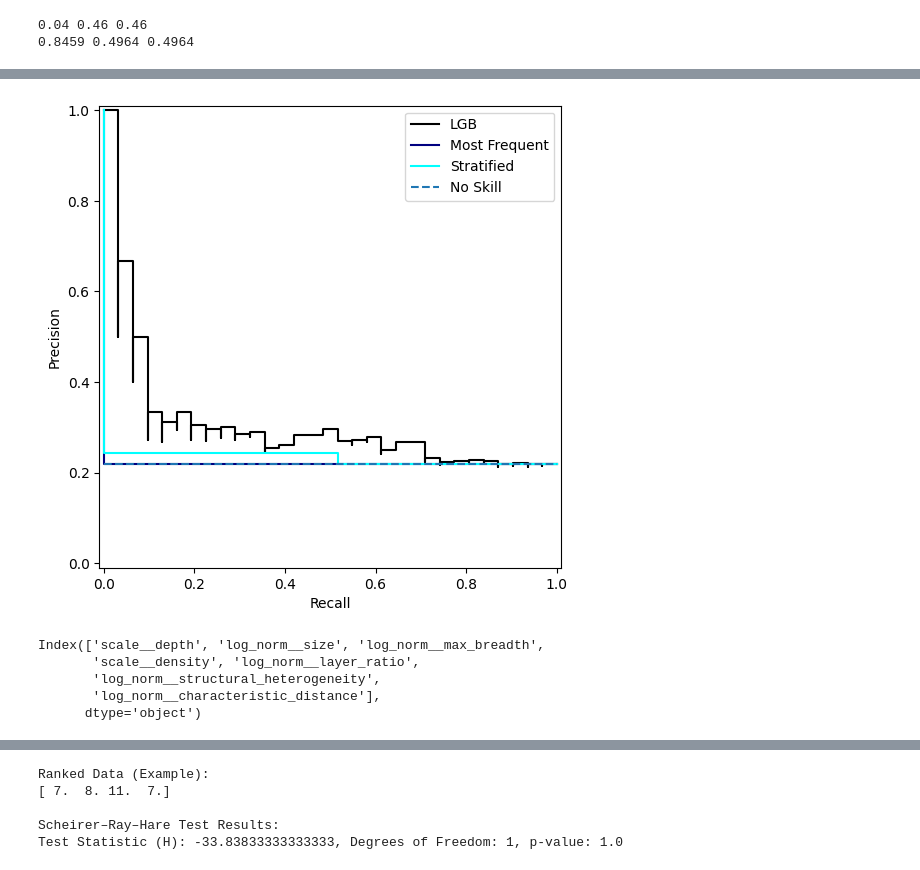
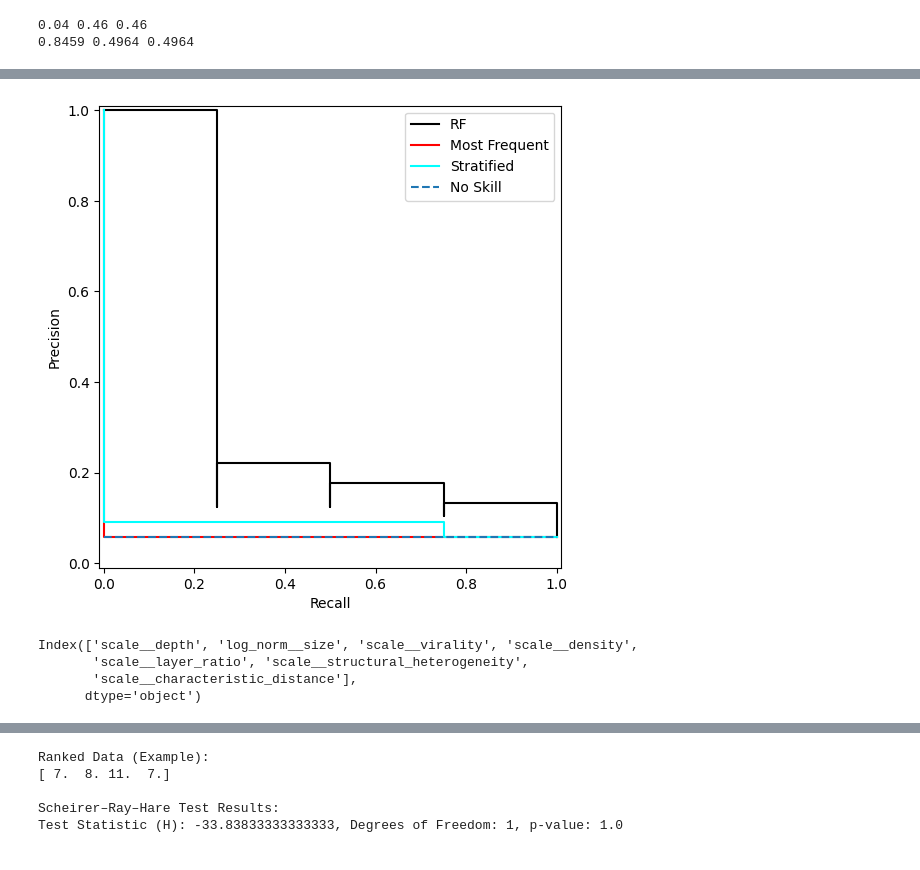
Before and after one commit to istiyaksiddiquee/thesis-work, a Jupyter notebook: RQ2/analysis/analysis.ipynb, the cells around one changed output, grey strips where cells are left out. Cells and saved outputs as stored; diff of their text form; code cells hidden in the pictures.

```diff
--- a/RQ2/analysis/analysis.ipynb
+++ b/RQ2/analysis/analysis.ipynb
@@ -372,7 +14,0 @@ Name: count, dtype: int64
-# %%
-model = joblib.load('./xgb.joblib')
-
-a = test_model_with_x_test(model)
-b = test_model_with_scaled_test(model)
-print(a)
-print(b)
@@ -489,5 +14,0 @@ Please also refer to the documentation for alternative solver options:
-# %%
-joblib.dump(logit_result, "logit.joblib")
-
-b = joblib.load('logit.joblib')
-b.best_estimator_
@@ -714,7 +175,7 @@ def best_performing_model(project, result_df):
     elif res.iloc[0].name == 'dt_scores':
         model = joblib.load(f'./{project}/DT-Model-v0/dt.joblib')
     elif res.iloc[0].name == 'rf_scores':
-        rf_model = joblib.load(f'./{project}/RF-Model-v0/rf.joblib')
+        model = joblib.load(f'./{project}/RF-Model-v0/rf.joblib')
     elif res.iloc[0].name == 'lgb_scores':
         model = joblib.load(f'./{project}/LGB-Model-v0/lgb.joblib')
     elif res.iloc[0].name == 'xgb_scores':
@@ -811,15 +298,15 @@ def read_pickled_data(dataset, feature_selection, quant, dropped_columns, normal
 # %%
 folder="RQ4Final1"
-quant = True
+quant = configuration[f'{folder}_quant']
 feature_selection = 1
-dropped_columns = ['virality']
-normalization_columns = ['size', 'max_breadth', 'virality', 'layer_ratio', 'structural_heterogeneity', 'characteristic_distance']
+dropped_columns = configuration[f'{folder}_drop']
+normalization_columns = configuration[f'{folder}_norm']
 
 scaled_X_train_val, y_train_val, scaled_X_test, y_test = read_pickled_data(folder, feature_selection, quant, dropped_columns, normalization_columns)
 print(scaled_X_train_val.shape, y_train_val.shape, scaled_X_test.shape, y_test.shape)
-result_df = performance_testing(folder, scaled_X_test, y_test)
-best_model, freq_model, strat_model = best_performing_model(folder, result_df)
-result_df.sort_values(by='average_precision', ascending=False, inplace=True)
-result_df[['average_precision', 'roc_auc', 'balanced_accuracy', 'precision_0', 'precision_1', 'recall_0', 'recall_1']]
+# result_df = performance_testing(folder, scaled_X_test, y_test)
+# best_model, freq_model, strat_model = best_performing_model(folder, result_df)
+# result_df.sort_values(by='average_precision', ascending=False, inplace=True)
+# result_df[['average_precision', 'roc_auc', 'balanced_accuracy', 'precision_0', 'precision_1', 'recall_0', 'recall_1']]
 # %% [output]
 (1270, 7) (1270,) (142, 7) (142,)
@@ -1042,7 +508,7 @@ from sklearn.metrics import precision_recall_curve, PrecisionRecallDisplay
 
 label = 1
 
-best_model, freq_model, strat_model
+# best_model, freq_model, strat_model
 
 best_predict_proba = best_model.predict_proba(scaled_X_test)
 freq_dummy_predict_proba = freq_model.predict_proba(scaled_X_test)
@@ -1059,11 +525,10 @@ colors = ['black', 'red', 'lime', 'dodgerblue', 'yellow', 'navy', 'cyan']
 # Plot each model's Precision-Recall curve on the same axes
 plt.figure(figsize=(8, 6))
 lgb_display = PrecisionRecallDisplay(precision=best_precision, recall=best_recall)
-lgb_display.plot(label="LGB", color=colors[0], ax=plt.gca())  # plt.gca() gets current axes
-
+lgb_display.plot(label="RF", color=colors[0], ax=plt.gca())  # plt.gca() gets current axes
 
 freq_display = PrecisionRecallDisplay(precision=most_freq_precision, recall=most_freq_recall)
-freq_display.plot(label="Most Frequent", color=colors[5], ax=plt.gca())  # plt.gca() gets current axes
+freq_display.plot(label="Most Frequent", color=colors[1], ax=plt.gca())  # plt.gca() gets current axes
 
 stratified_display = PrecisionRecallDisplay(precision=stratified_precision, recall=stratified_recall)
 stratified_display.plot(label="Stratified", color=colors[6], ax=plt.gca())  # plt.gca() gets current axes
@@ -1075,5 +540,7 @@ plt.gca().plot([0, 1], [no_skill, no_skill], linestyle='--', label='No Skill')
 plt.xlabel("Recall")
 plt.ylabel("Precision")
 plt.legend()
-plt.show()
+# plt.show()
+
+plt.savefig(f'./{folder}/' + f'{folder}-pr-curve.pdf', format='pdf', bbox_inches='tight')
 # %% [output]
@@ -1083,9 +547 @@ plt.show()
-[figure, old version]
+[figure, new version]
-# %%
-scaled_X_test.columns
-# %% [output]
-Index(['scale__depth', 'log_norm__size', 'log_norm__max_breadth',
-       'scale__density', 'log_norm__layer_ratio',
-       'log_norm__structural_heterogeneity',
-       'log_norm__characteristic_distance'],
-      dtype='object')
@@ -1091,0 +575,8 @@ Index(['scale__depth', 'log_norm__size', 'log_norm__max_breadth',
+# %%
+columns = ['depth', 'size', 'virality', 'density', 'layer_ratio', 'structural_heterogeneity', 'characteristic_distance']
+scaled_X_test.columns
+# %% [output]
+Index(['scale__depth', 'log_norm__size', 'scale__virality', 'scale__density',
+       'scale__layer_ratio', 'scale__structural_heterogeneity',
+       'scale__characteristic_distance'],
+      dtype='object')
```
Also changed, not shown: parts of 42 cells of this notebook, 1 other file.
